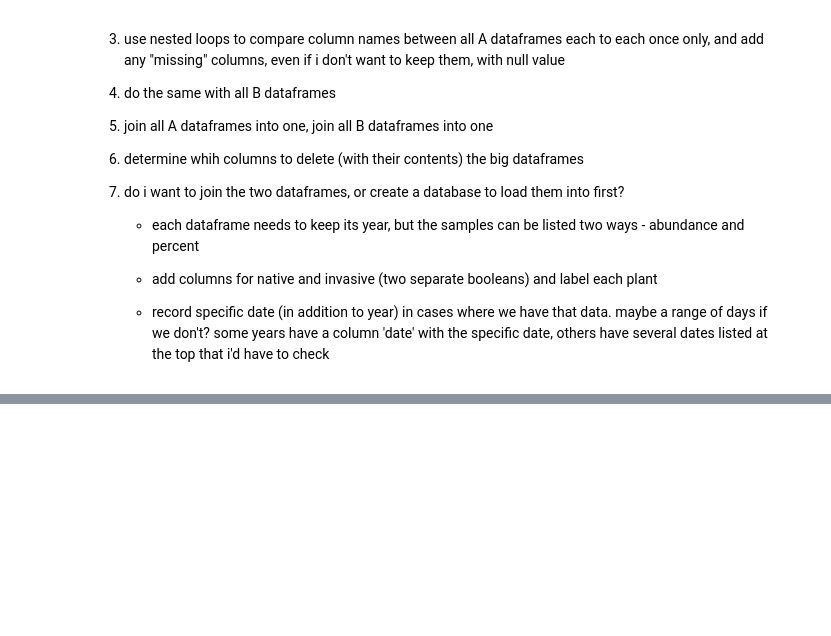
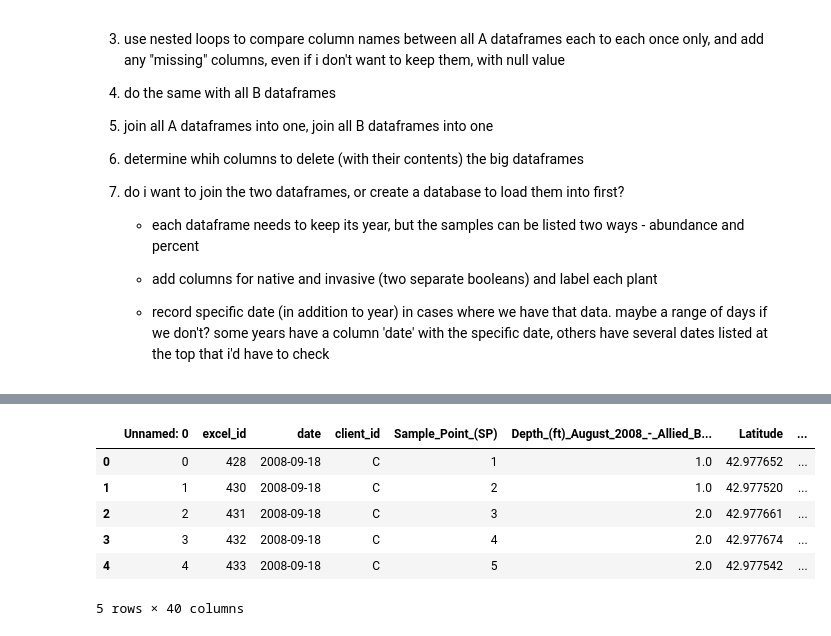
Before and after one commit to kgilbert78/rake-toss-data-cleaning, a Jupyter notebook: combining_tables.ipynb, the cells around one changed output, grey strips where cells are left out. Drawn from its saved outputs; the diff is of its cells as text; code cells hidden in the pictures; blank space fills up the shorter version.

```diff
--- a/combining_tables.ipynb
+++ b/combining_tables.ipynb
@@ -81,0 +205,3 @@ col_name_df.to_csv('output/ALL_COLUMN_NAMES.csv')
+# %%
+for year in table_a_years:
+  print(len(all_a_dfs[year].columns))
@@ -81,0 +357,18 @@ col_name_df.to_csv('output/ALL_COLUMN_NAMES.csv')
+# %%
+# create table b dataframes
+table_b_years = [2008, 2009, 2010, 2011, 2012, 2013, 2014, 2015, 2016, 2017, 2018, 2019, 2020, 2021, 2022]
+all_b_dfs = {}
+
+for year in table_b_years:
+    df = pd.read_csv(f'output/table_B_{year}.csv')
+    df['Year'] = year
+    all_b_dfs[year] = df
+all_b_dfs[2008].head()
+# %% [output]
+|  | Unnamed: 0 | excel_id | date | client_id | Sample_Point_(SP) | Depth_(ft)_August_2008_-_Allied_B... | Latitude | ... |
+| 0 | 0 | 428 | 2008-09-18 | C | 1 | 1.0 | 42.977652 | ... |
+| 1 | 1 | 430 | 2008-09-18 | C | 2 | 1.0 | 42.977520 | ... |
+| 2 | 2 | 431 | 2008-09-18 | C | 3 | 2.0 | 42.977661 | ... |
+| 3 | 3 | 432 | 2008-09-18 | C | 4 | 2.0 | 42.977674 | ... |
+| 4 | 4 | 433 | 2008-09-18 | C | 5 | 2.0 | 42.977542 | ... |
+5 rows × 40 columns
```
Also changed, not shown: parts of 24 cells of this notebook.
